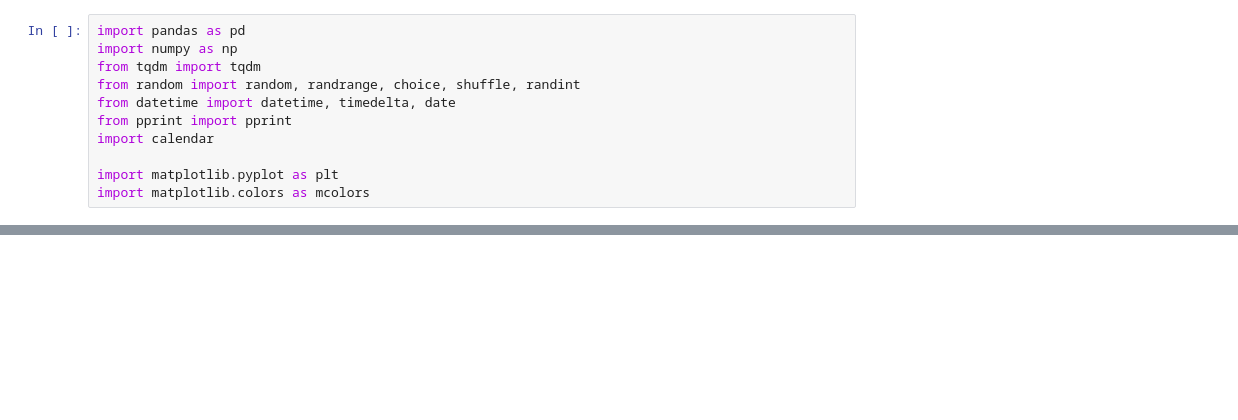
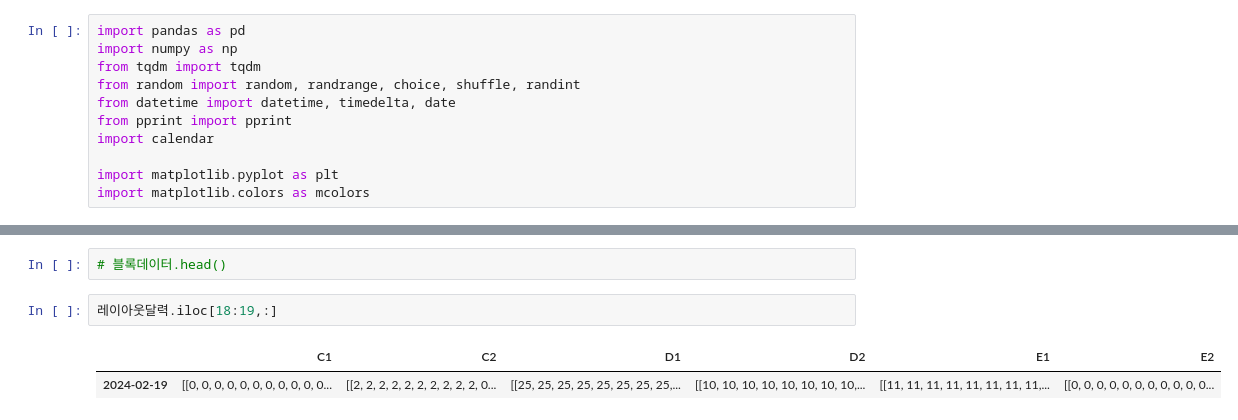
Before and after one commit to kstyle2198/optimus, a Jupyter notebook: 결과검토1.ipynb, the cells around one changed output, grey strips where cells are left out. Saved outputs shown, nothing was run; the diff lists cells and outputs as text; blank space fills up the shorter version.

```diff
--- a/결과검토1.ipynb
+++ b/결과검토1.ipynb
@@ -827,0 +851,7 @@ print(f"최종배치 개수 : {len(최종정반모음)-최종정반모음.count(
+# %%
+# 블록데이터.head()
+# %%
+레이아웃달력.iloc[18:19,:]
+# %% [output]
+|  | C1 | C2 | D1 | D2 | E1 | E2 |
+| 2024-02-19 | [[0, 0, 0, 0, 0, 0, 0, 0, 0, 0, 0... | [[2, 2, 2, 2, 2, 2, 2, 2, 2, 2, 0... | [[25, 25, 25, 25, 25, 25, 25, 25,... | [[10, 10, 10, 10, 10, 10, 10, 10,... | [[11, 11, 11, 11, 11, 11, 11, 11,... | [[0, 0, 0, 0, 0, 0, 0, 0, 0, 0, 0... |
```
Also changed, not shown: parts of 4 cells of this notebook, 3 other files.
